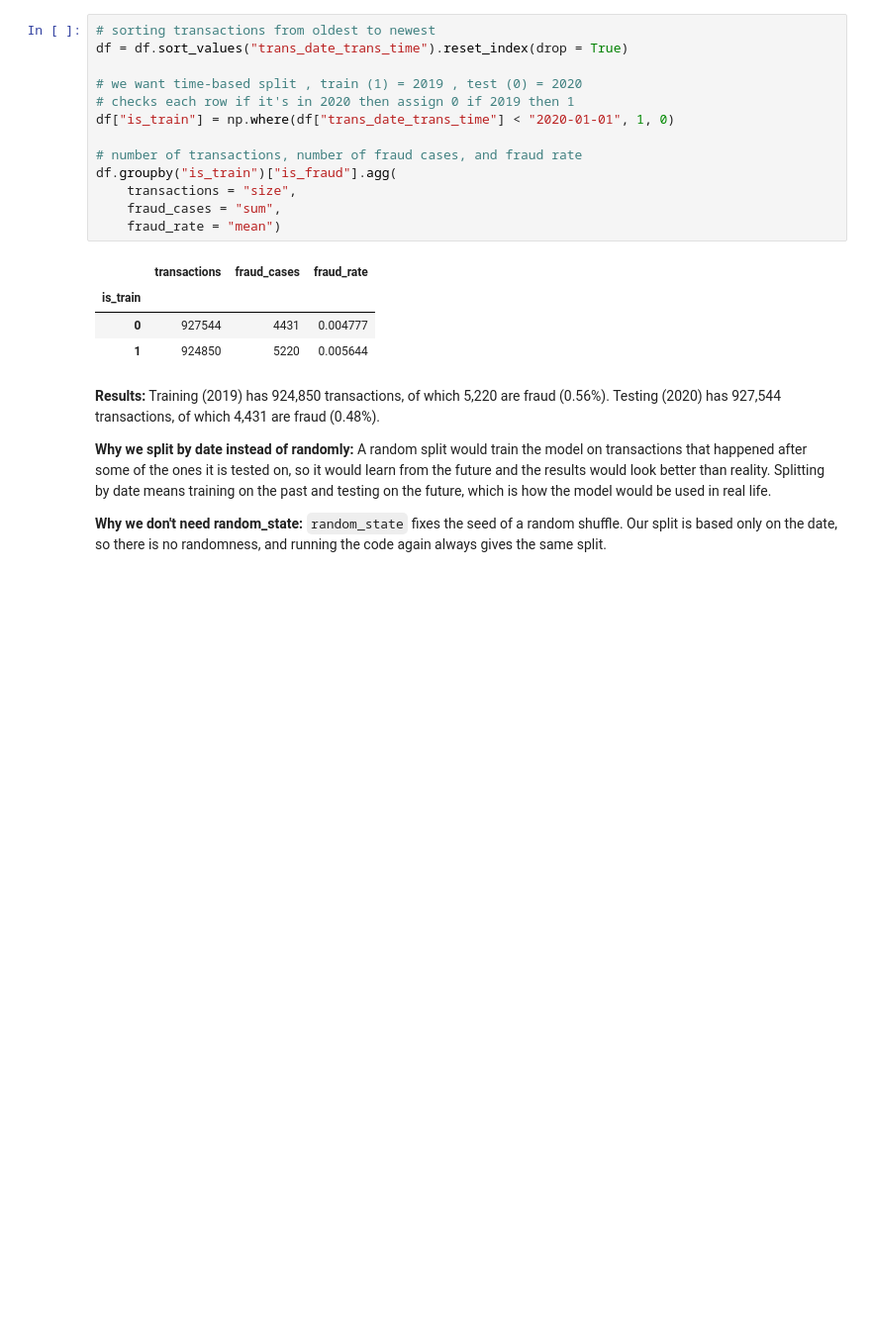
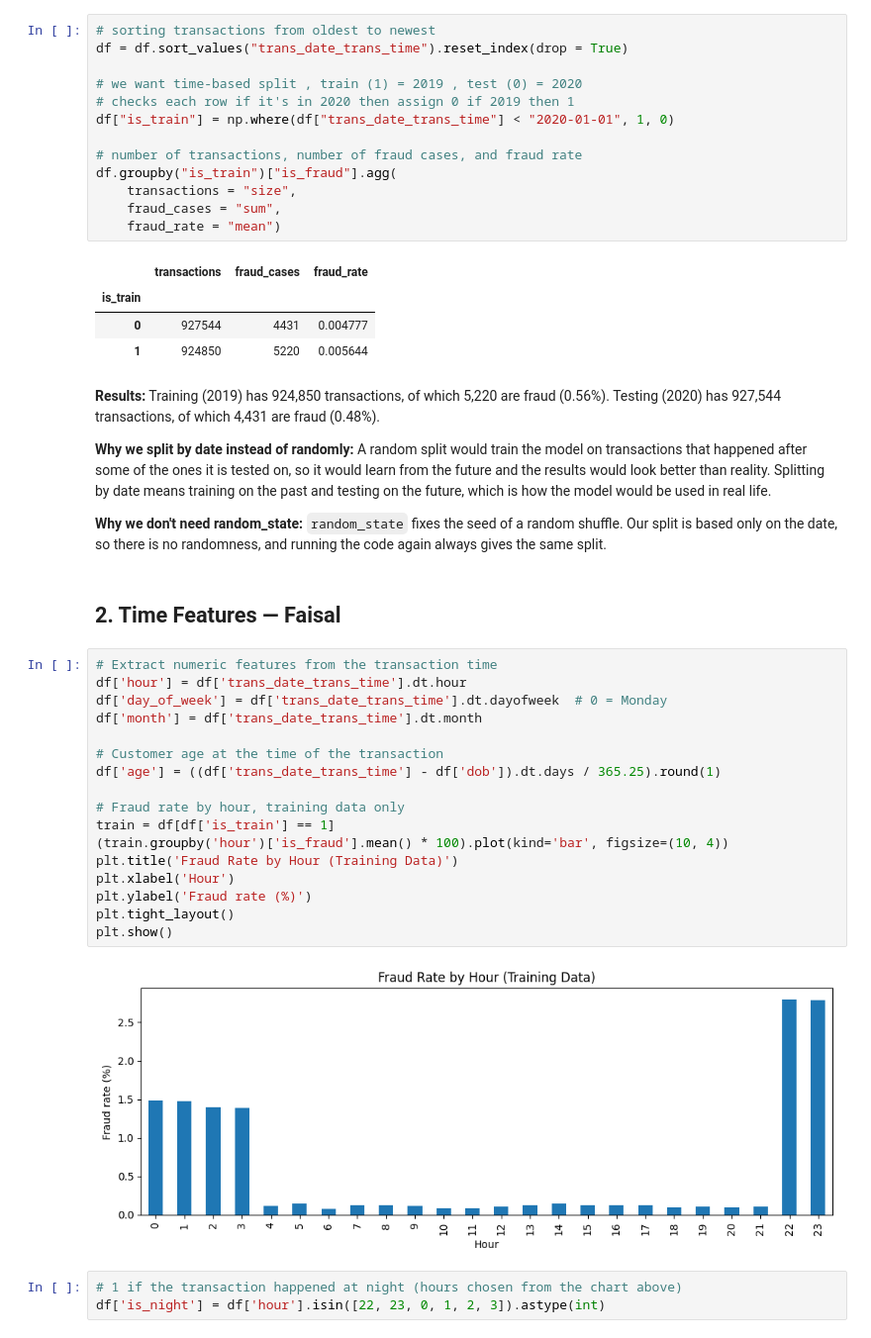
Before and after one commit to DhaiHamoud/Fraud-Detection-in-the-Financial-Transaction-Market, a Jupyter notebook: notebooks/03_features.ipynb, the cells around one changed output. Shown at 99% size. Drawn from its saved outputs; the diff is of its cells as text; blank space fills up the shorter version.

Commit message:
Add section 2: Time Features

```diff
--- a/notebooks/03_features.ipynb
+++ b/notebooks/03_features.ipynb
@@ -35,3 +35,27 @@ df.groupby("is_train")["is_fraud"].agg(
 **Why we split by date instead of randomly:** A random split would train the model on transactions that happened after some of the ones it is tested on, so it would learn from the future and the results would look better than reality. Splitting by date means training on the past and testing on the future, which is how the model would be used in real life.
 
 **Why we don't need random_state:** `random_state` fixes the seed of a random shuffle. Our split is based only on the date, so there is no randomness, and running the code again always gives the same split.
+# %% [markdown]
+## 2. Time Features — Faisal
+# %%
+# Extract numeric features from the transaction time
+df['hour'] = df['trans_date_trans_time'].dt.hour
+df['day_of_week'] = df['trans_date_trans_time'].dt.dayofweek  # 0 = Monday
+df['month'] = df['trans_date_trans_time'].dt.month
+
+# Customer age at the time of the transaction
+df['age'] = ((df['trans_date_trans_time'] - df['dob']).dt.days / 365.25).round(1)
+
+# Fraud rate by hour, training data only
+train = df[df['is_train'] == 1]
+(train.groupby('hour')['is_fraud'].mean() * 100).plot(kind='bar', figsize=(10, 4))
+plt.title('Fraud Rate by Hour (Training Data)')
+plt.xlabel('Hour')
+plt.ylabel('Fraud rate (%)')
+plt.tight_layout()
+plt.show()
+# %% [output]
+[figure, added]
+# %%
+# 1 if the transaction happened at night (hours chosen from the chart above)
+df['is_night'] = df['hour'].isin([22, 23, 0, 1, 2, 3]).astype(int)
```
Also changed, not shown: parts of 2 cells of this notebook.
